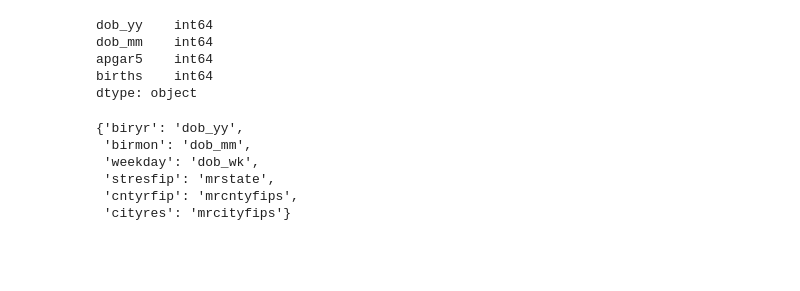
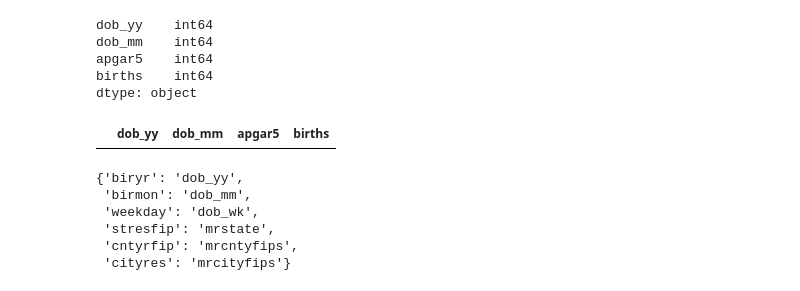
Before and after one commit to tvhahn/cdc-birth-data, a Jupyter notebook: notebooks/1.0-explore-apgar.ipynb, the cells around one changed output. Drawn from its saved outputs; the diff is of its cells as text; code cells hidden in the pictures; blank space fills up the shorter version.

```diff
--- a/notebooks/1.0-explore-apgar.ipynb
+++ b/notebooks/1.0-explore-apgar.ipynb
@@ -159,6 +161,11 @@ dob_mm    int64
 apgar5    int64
 births    int64
 dtype: object
+# %%
+df = pd.DataFrame(columns=["dob_yy", "dob_mm", "apgar5", "births"])
+df
+# %% [output]
+|  | dob_yy | dob_mm | apgar5 | births |
 # %%
 # columns for 2003 through 2004
 col_load_1 = ['dob_yy','dob_mm','dob_wk','mrstate','mrcntyfips','mrcityfips', 'apgar5']
```
Also changed, not shown: parts of 9 cells of this notebook, 3 other files.
